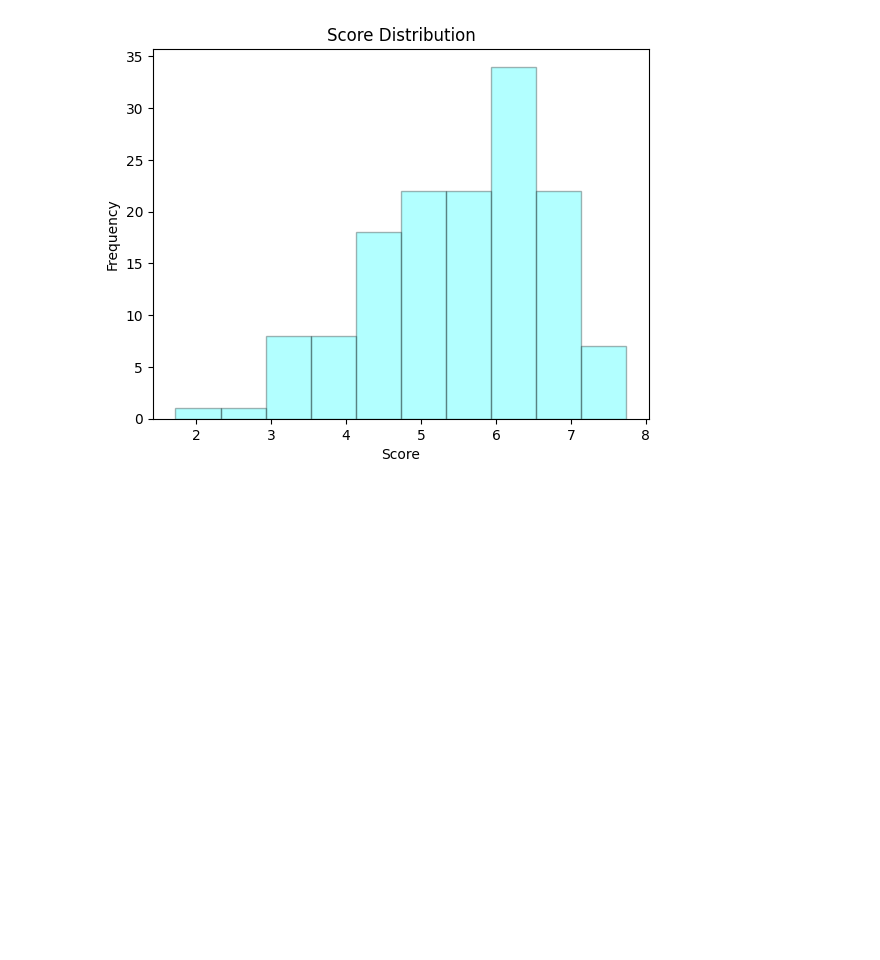
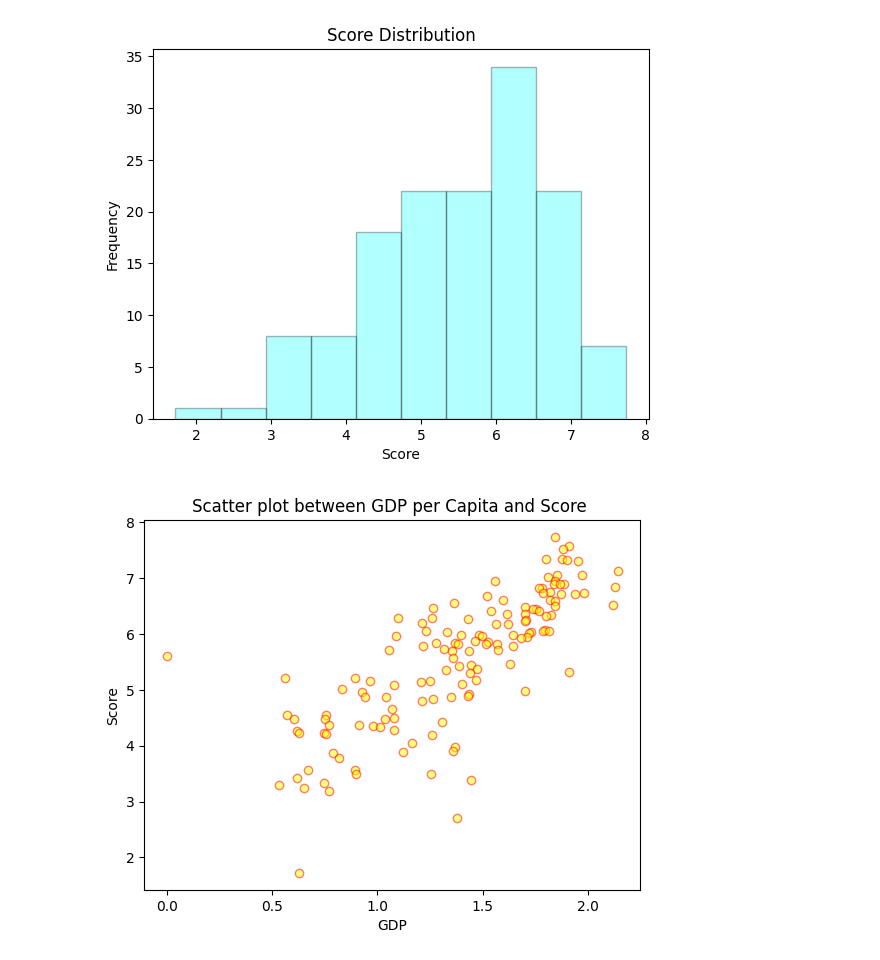
Before and after one commit to LearnerAnisha/python, a Jupyter notebook: coursework1.ipynb, the cells around one changed output. Saved outputs shown, nothing was run; the diff lists cells and outputs as text; code cells hidden in the pictures; blank space fills up the shorter version.

Commit message:
add scatter plot

```diff
--- a/coursework1.ipynb
+++ b/coursework1.ipynb
@@ -193,3 +193,13 @@ plt.ylabel("Frequency")
 plt.show()
 # %% [output]
 [figure]
+# %%
+gdp_per_capita = wlr["Log GDP per capita"]
+score_1 = wlr["score"]
+plt.scatter(gdp_per_capita,score_1,color="yellow",edgecolor="red",alpha=0.5)
+plt.title("Scatter plot between GDP per Capita and Score ")
+plt.xlabel("GDP")
+plt.ylabel("Score")
+plt.show()
+# %% [output]
+[figure, added]
```
